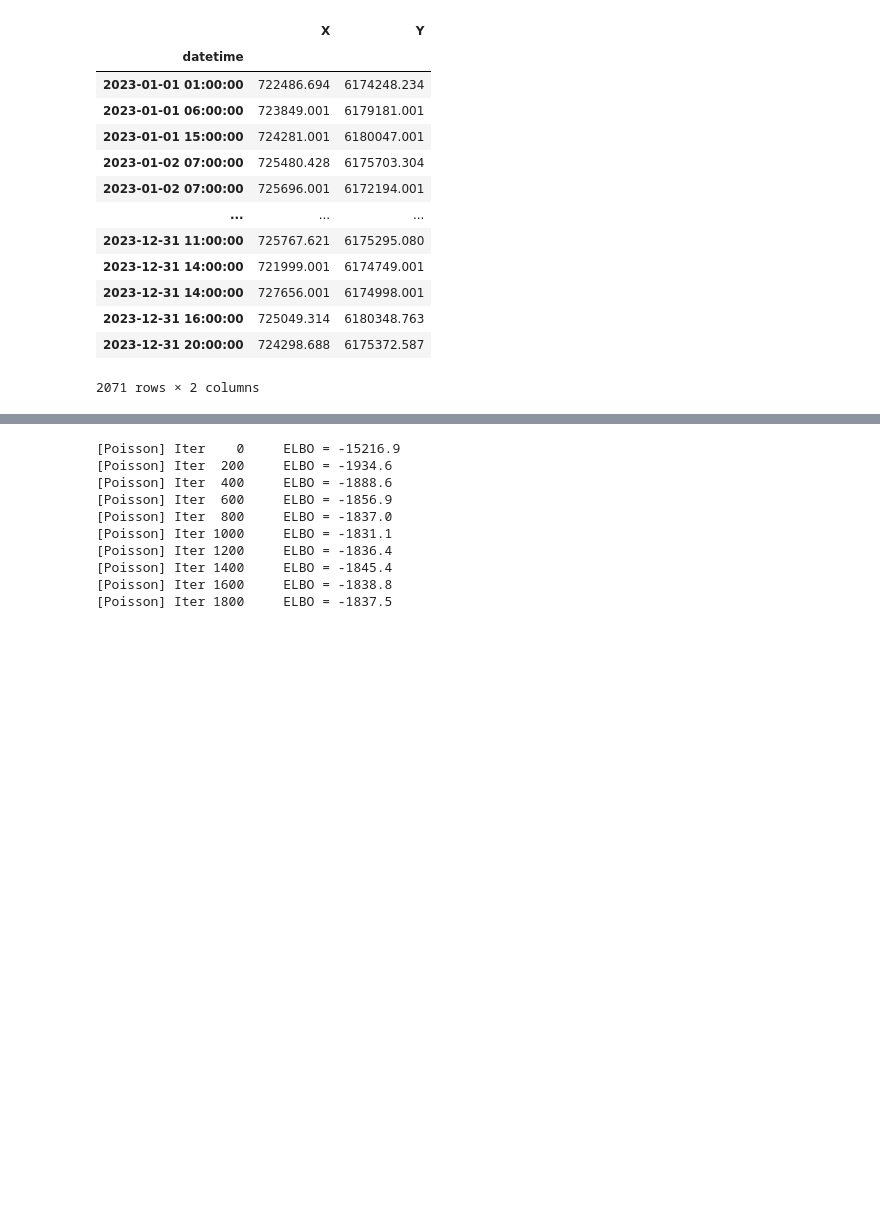
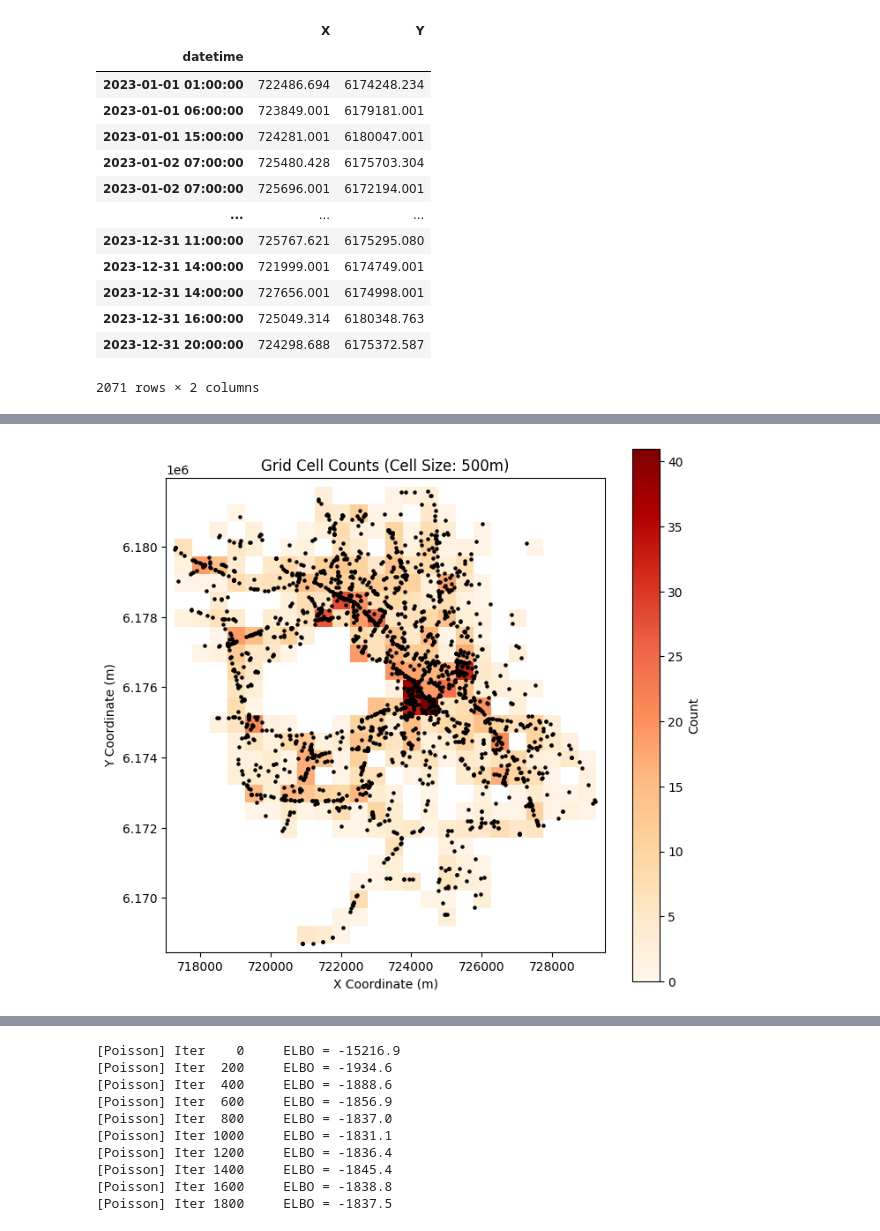
Before and after one commit to MadSoeDK/MBML-traffic-accidents, a Jupyter notebook: Mads/Data processing.ipynb, the cells around one changed output, grey strips where cells are left out. Cells and saved outputs as stored; diff of their text form; code cells hidden in the pictures; blank space fills up the shorter version.

```diff
--- a/Mads/Data processing.ipynb
+++ b/Mads/Data processing.ipynb
@@ -90,9 +89,14 @@ df_acc['cell_id'] = list(zip(df_acc['center_x'],
                         df_acc['center_y']))
 
 # Now groupby with the calculated centers
-df_acc = df_acc.groupby(['cell_id', 'datetime']).size().rename('acc_count')
+df_acc_centers = df_acc.groupby(['cell_id', 'datetime']).agg({
+    'X': 'first',
+    'Y': 'first'
+})#.size().rename('acc_count')
+
+df_acc_centers['acc_count'] = df_acc.groupby(['cell_id', 'datetime']).size()
 # %%
-unique_cells = df_acc.index.get_level_values('cell_id').unique()
+unique_cells = df_acc_centers.index.get_level_values('cell_id').unique()
 hours  = df_weather.index
 idx = pd.MultiIndex.from_product([unique_cells, hours],
                                 names=['cell_id', 'datetime'])
@@ -100,4 +104,4 @@ idx = pd.MultiIndex.from_product([unique_cells, hours],
 df = pd.DataFrame(index=idx)
 # %%
 # put the counts in and turn NaN → 0
-df = df.join(df_acc).fillna({'acc_count': 0}).astype({'acc_count': int})
+df = df.join(df_acc_centers['acc_count']).fillna({'acc_count': 0}).astype({'acc_count': int})
@@ -121,3 +108,63 @@ df[df['acc_count'] > 0]
+# %%
+def plot_grid_counts(cell_centers, accidents=None):
+    """
+    Draws a coloured grid and overlays the accidents.
+    :param cell_centers: series with the center coordinates of each cell as index, and with the accident counts per cell
+    :param accidents: tuple with the coordinates of each accident
+    """
+    vmax = cell_centers.max()
+    fig, ax = plt.subplots(figsize=(7,7))
+
+
+
+    # draw each occupied cell
+    for center_coords, count in cell_centers.items():
+        # Extract center coordinates
+        center_x, center_y = center_coords
+
+        # Calculate top-left corner of the cell
+        x0 = center_x - CELL_SIZE/2
+        y0 = center_y - CELL_SIZE/2
+
+        rect = plt.Rectangle(
+            (x0, y0),
+            CELL_SIZE, CELL_SIZE,
+            facecolor=plt.cm.OrRd(count/vmax),
+            edgecolor='grey', linewidth=0
+        )
+        ax.add_patch(rect)
+
+    # Optional: scatter accident points if provided
+    if accidents is not None:
+        x = accidents[0]
+        y = accidents[1]
+        ax.scatter(x=x, y=y, s=5, c='black')
+
+    # Set plot properties
+    ax.set_aspect('equal')
+    plt.xlabel('X Coordinate (m)')
+    plt.ylabel('Y Coordinate (m)')
+    plt.title(f'Grid Cell Counts (Cell Size: {CELL_SIZE}m)')
+
+    # Set reasonable axis limits based on the data
+    all_x = [x for x, y in cell_centers.index]
+    all_y = [y for x, y in cell_centers.index]
+    x_min, x_max = min(all_x) - CELL_SIZE, max(all_x) + CELL_SIZE
+    y_min, y_max = min(all_y) - CELL_SIZE, max(all_y) + CELL_SIZE
+    plt.xlim(x_min, x_max)
+    plt.ylim(y_min, y_max)
+
+    plt.tight_layout()
+    plt.colorbar(plt.cm.ScalarMappable(cmap="OrRd",
+                                       norm=plt.Normalize(0, vmax)),
+                 ax=ax, label="Count")
+    plt.show()
+
+cell_centers = df[df['acc_count'] != 0].index.get_level_values('cell_id').value_counts()
+accidents = (df_acc_centers['X'].tolist(), df_acc_centers['Y'].tolist())
+plot_grid_counts(cell_centers, accidents)
+# %% [output]
+[figure, added]
 # %%
 df
 # %% [output]
```
Also changed, not shown: parts of 16 cells of this notebook.
